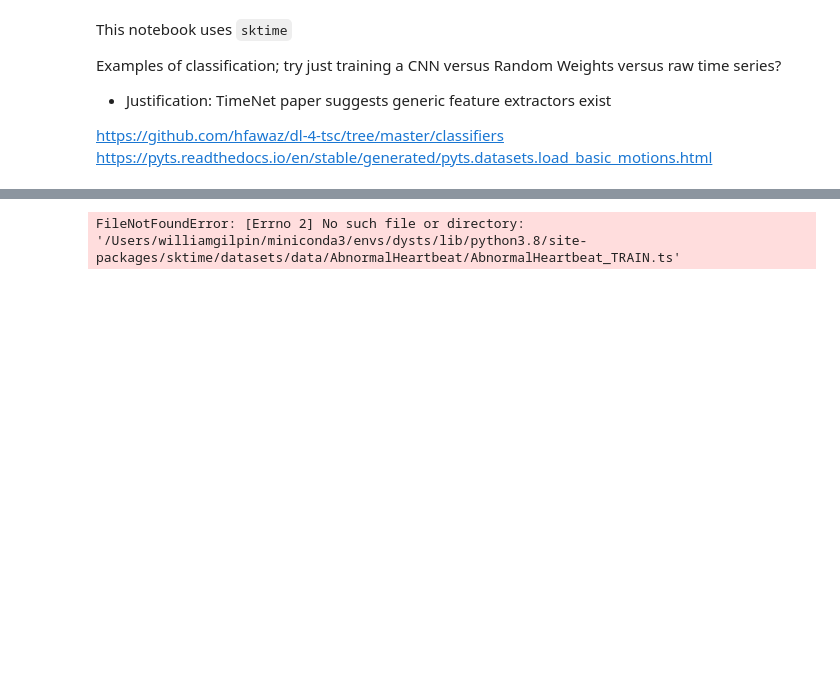
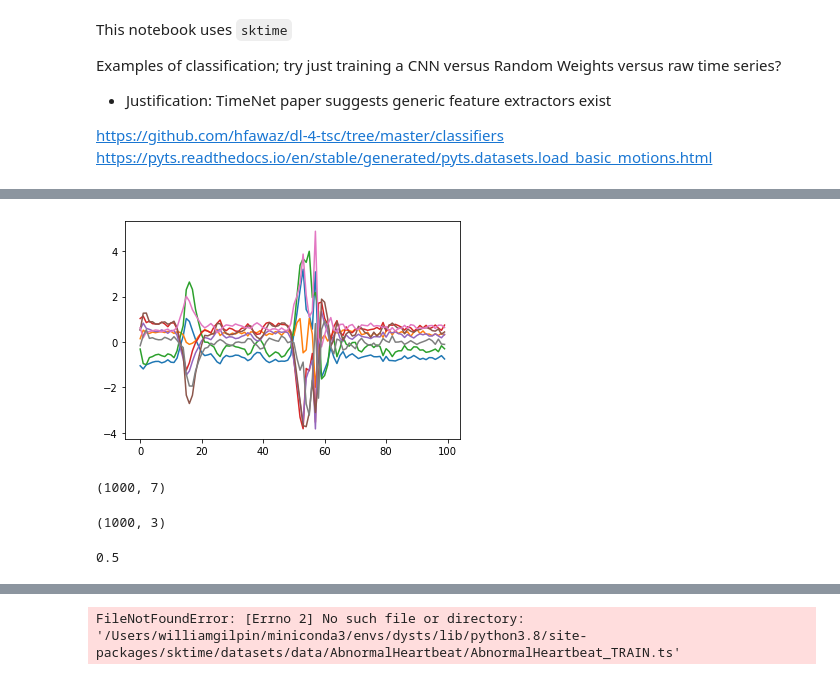
Before and after one commit to williamgilpin/dysts, a Jupyter notebook: benchmarks/transfer_learning.ipynb, the cells around one changed output, grey strips where cells are left out. Saved outputs shown, nothing was run; the diff lists cells and outputs as text; code cells hidden in the pictures; blank space fills up the shorter version.

```diff
--- a/benchmarks/transfer_learning.ipynb
+++ b/benchmarks/transfer_learning.ipynb
@@ -167,0 +420,16 @@ FileNotFoundError: [Errno 2] No such file or directory: '/Users/williamgilpin/mi
+# %%
+plt.plot(X_train_featts.detach().numpy()[0, :, :].T);
+# %% [output]
+[figure, added]
+# %%
+all_sols.shape
+# %% [output]
+(1000, 7)
+# %%
+sol.shape
+# %% [output]
+(1000, 3)
+# %%
+main_freq
+# %% [output]
+0.5
```
Also changed, not shown: parts of 27 cells of this notebook, 5 other files.
